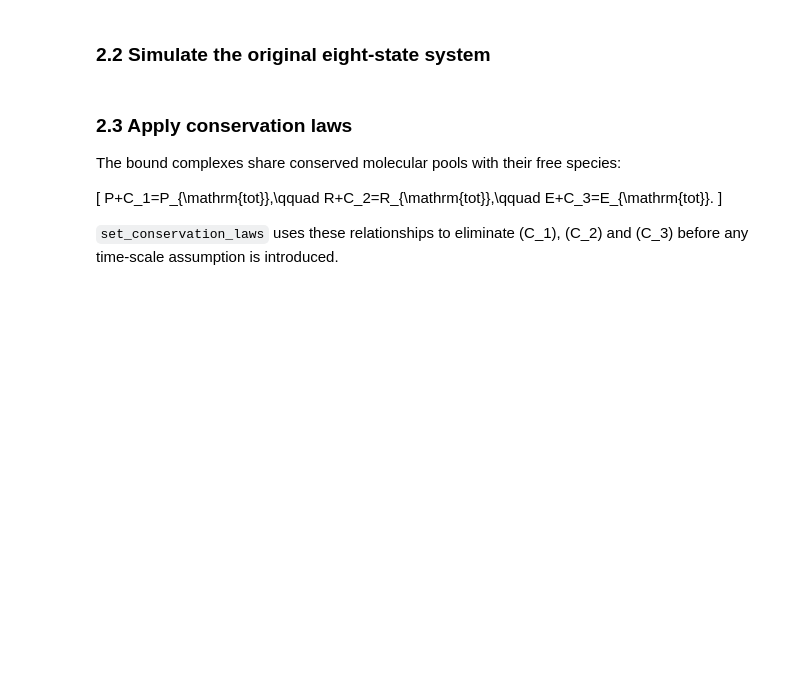
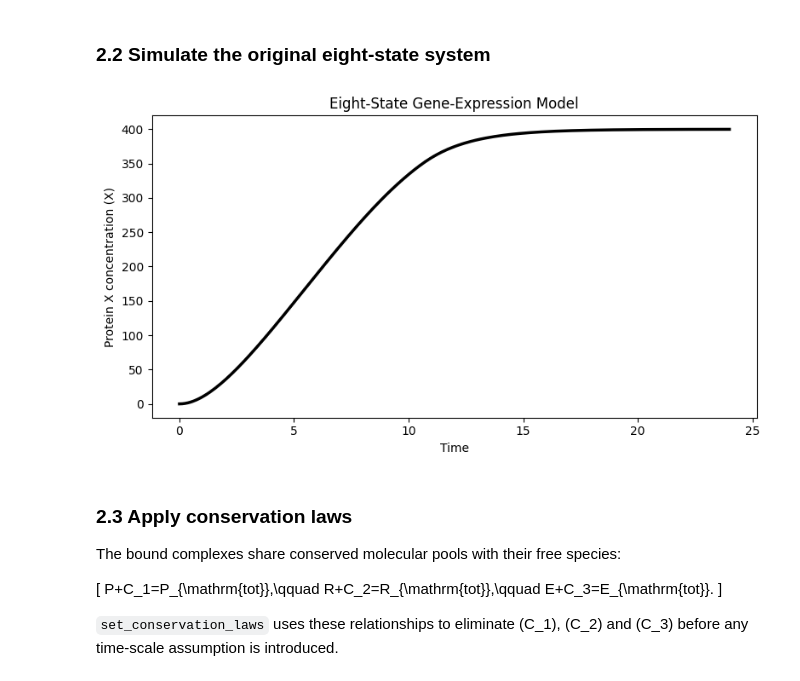
Before and after one commit to ayush9pandey/AutoReduce, a Jupyter notebook: examples/biological/Exploration of gene expression models.ipynb, the cells around one changed output. Cells and saved outputs as stored; diff of their text form; code cells hidden in the pictures; blank space fills up the shorter version.

```diff
--- a/examples/biological/Exploration of gene expression models.ipynb
+++ b/examples/biological/Exploration of gene expression models.ipynb
@@ -397,23 +493,25 @@ gene_system = System(
 # %%
 gene_timepoints = np.linspace(0.0, 24.0, 200)
 gene_full_ode = get_ODE(gene_system, gene_timepoints)
 gene_full_solution = gene_full_ode.solve_system().T
 gene_full_output = np.ravel(
     np.asarray(gene_system.C) @ gene_full_solution
 )
 
 plt.figure(figsize=(8, 4.5))
 plt.plot(
     gene_timepoints,
     gene_full_output,
     color="black",
     linewidth=2.5,
 )
 plt.xlabel("Time")
-plt.ylabel("Protein X")
+plt.ylabel("Protein X concentration (X)")
 plt.title("Eight-State Gene-Expression Model")
 plt.tight_layout()
 plt.show()
+# %% [output]
+[figure, added]
 # %% [markdown]
 ### 2.3 Apply conservation laws
 
```
Also changed, not shown: parts of 15 cells of this notebook.
